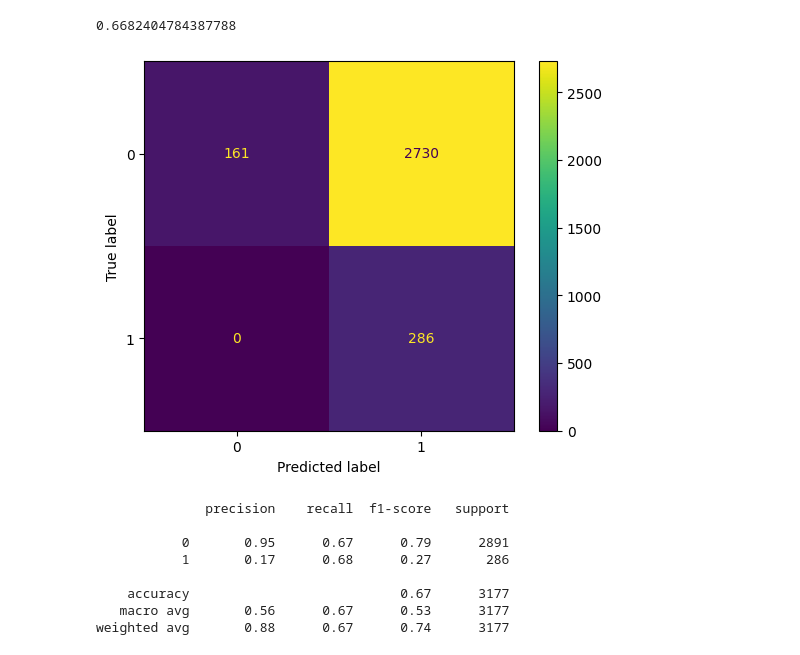
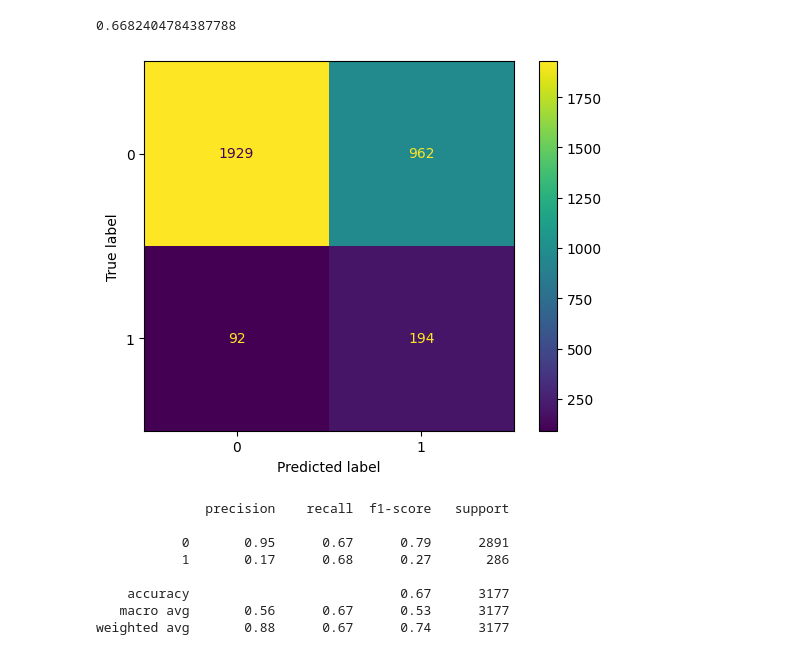
Before and after one commit to abdullaawad/Final-Year-Project, a Jupyter notebook: Re_Admission_Prediction.ipynb, the cells around one changed output. Drawn from its saved outputs; the diff is of its cells as text; code cells hidden in the pictures.

```diff
--- a/Re_Admission_Prediction.ipynb
+++ b/Re_Admission_Prediction.ipynb
@@ -503,12 +509,12 @@ print(accuracy)
 # %%
 from sklearn.metrics import confusion_matrix
 
-cm = confusion_matrix(y_test, y_pred)
+cm = confusion_matrix(y_test, y_pred_lr)
 disp = ConfusionMatrixDisplay(confusion_matrix=cm, display_labels=model.classes_)
 disp.plot()
 plt.show()
 # %% [output]
-[figure, old version]
+[figure, new version]
 # %%
 from sklearn.metrics import classification_report
 
```
Also changed, not shown: parts of 18 cells of this notebook.
